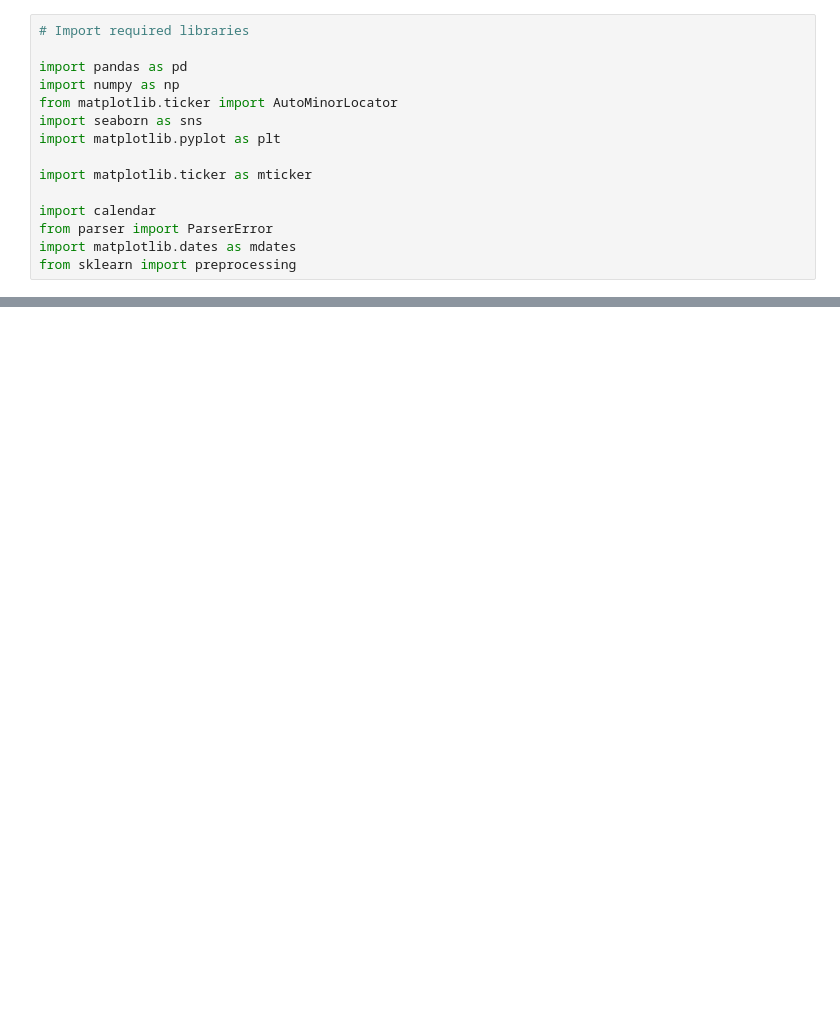
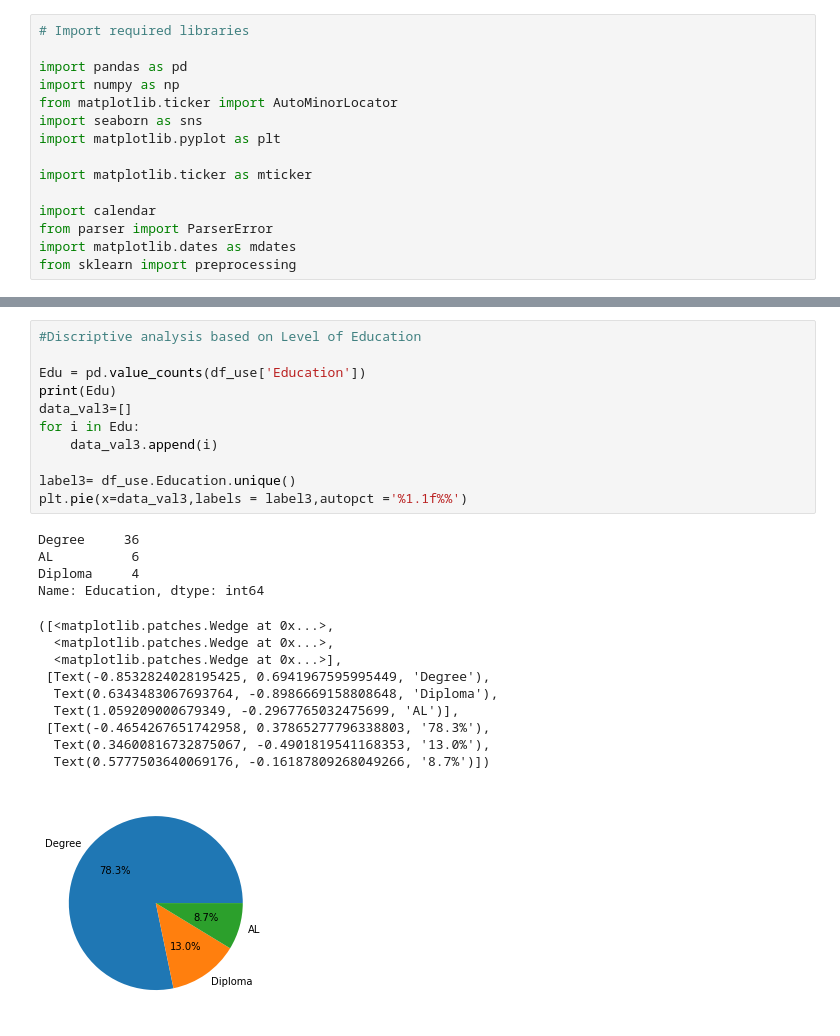
Before and after one commit to Chanidul/SI-Project, a Jupyter notebook: SICode.ipynb, the cells around one changed output, grey strips where cells are left out. Drawn from its saved outputs; the diff is of its cells as text; blank space fills up the shorter version.

```diff
--- a/SICode.ipynb
+++ b/SICode.ipynb
@@ -66,0 +115,26 @@ memory usage: 6.2+ KB
+# %%
+#Discriptive analysis based on Level of Education
+
+Edu = pd.value_counts(df_use['Education'])
+print(Edu)
+data_val3=[]
+for i in Edu:
+    data_val3.append(i)
+
+label3= df_use.Education.unique()
+plt.pie(x=data_val3,labels = label3,autopct ='%1.1f%%')
+# %% [output]
+Degree     36
+AL          6
+Diploma     4
+Name: Education, dtype: int64
+([<matplotlib.patches.Wedge at 0x...>,
+  <matplotlib.patches.Wedge at 0x...>,
+  <matplotlib.patches.Wedge at 0x...>],
+ [Text(-0.8532824028195425, 0.6941967595995449, 'Degree'),
+  Text(0.6343483067693764, -0.8986669158808648, 'Diploma'),
+  Text(1.059209000679349, -0.2967765032475699, 'AL')],
+ [Text(-0.4654267651742958, 0.37865277796338803, '78.3%'),
+  Text(0.34600816732875067, -0.4901819541168353, '13.0%'),
+  Text(0.5777503640069176, -0.16187809268049266, '8.7%')])
+[figure, added]
```
Also changed, not shown: parts of 15 cells of this notebook, 4 other files.
